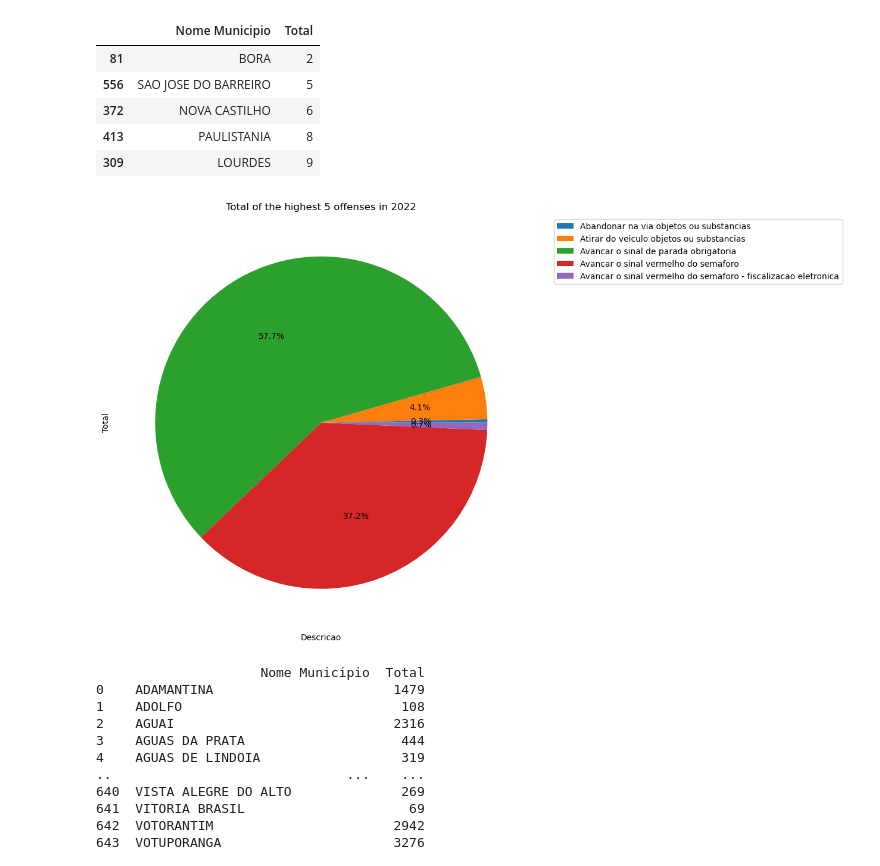
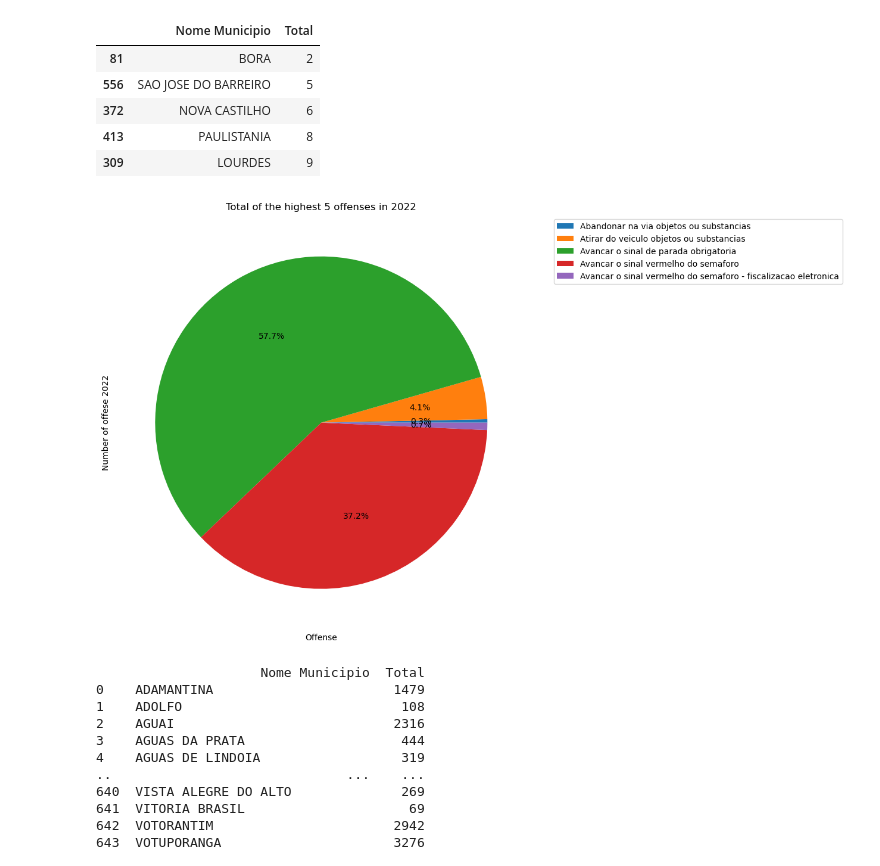
Before and after one commit to acdjsilva/traffic_infractions_sp_2022, a Jupyter notebook: Infraction portifolio.ipynb, the cells around one changed output. Cells and saved outputs as stored; diff of their text form; code cells hidden in the pictures.

```diff
--- a/Infraction portifolio.ipynb
+++ b/Infraction portifolio.ipynb
@@ -74,14 +74,14 @@ infraction_city2022.sort_values(by="Total", ascending=True).head(5)
 grouped_data2022 = df.groupby('Descricao')['Total'].sum().head(5)
 # %%
 grouped_data2022.plot(kind='pie', figsize=(9, 30), labeldistance=None, autopct='%1.1f%%')
-plt.xlabel('Descricao')
-plt.ylabel('Total')
+plt.xlabel('Offense')
+plt.ylabel('Number of offese 2022')
 plt.title('Total of the highest 5 offenses in 2022')
-plt.legend('Descricao')
+plt.legend('Offense')
 plt.legend(bbox_to_anchor=(1.05, 1), loc='upper left')
 plt.show()
 # %% [output]
-[figure, old version]
+[figure, new version]
 # %%
 # Data from 2021 - insignts from 2021
 # %%
```
Also changed, not shown: parts of 4 cells of this notebook.
